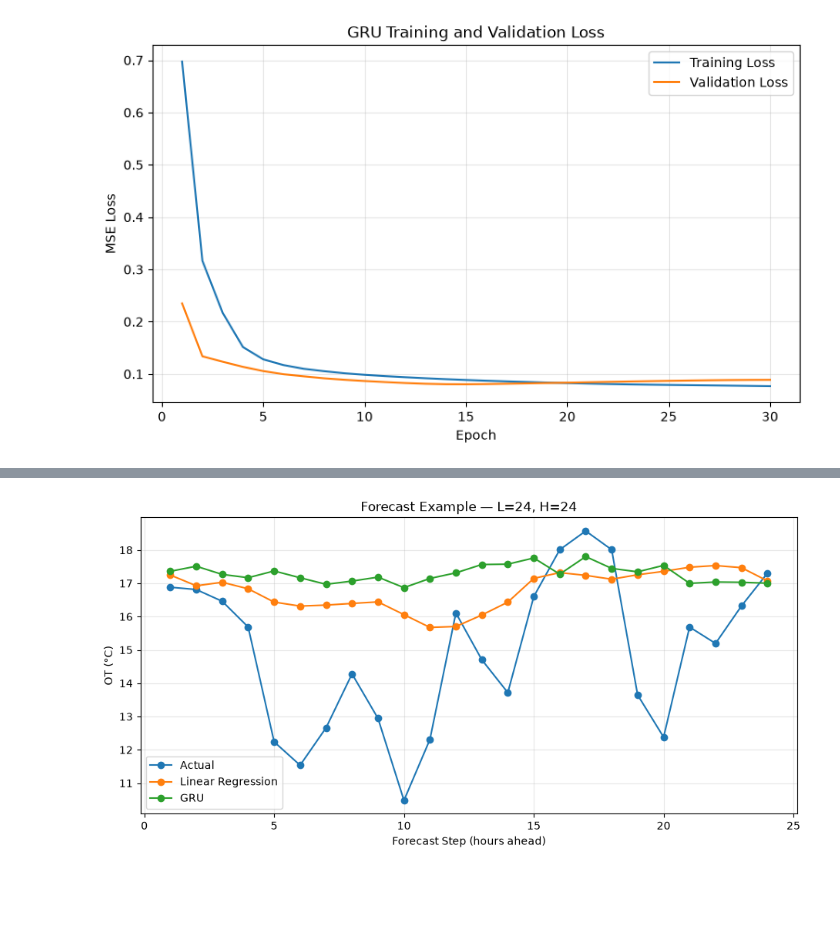
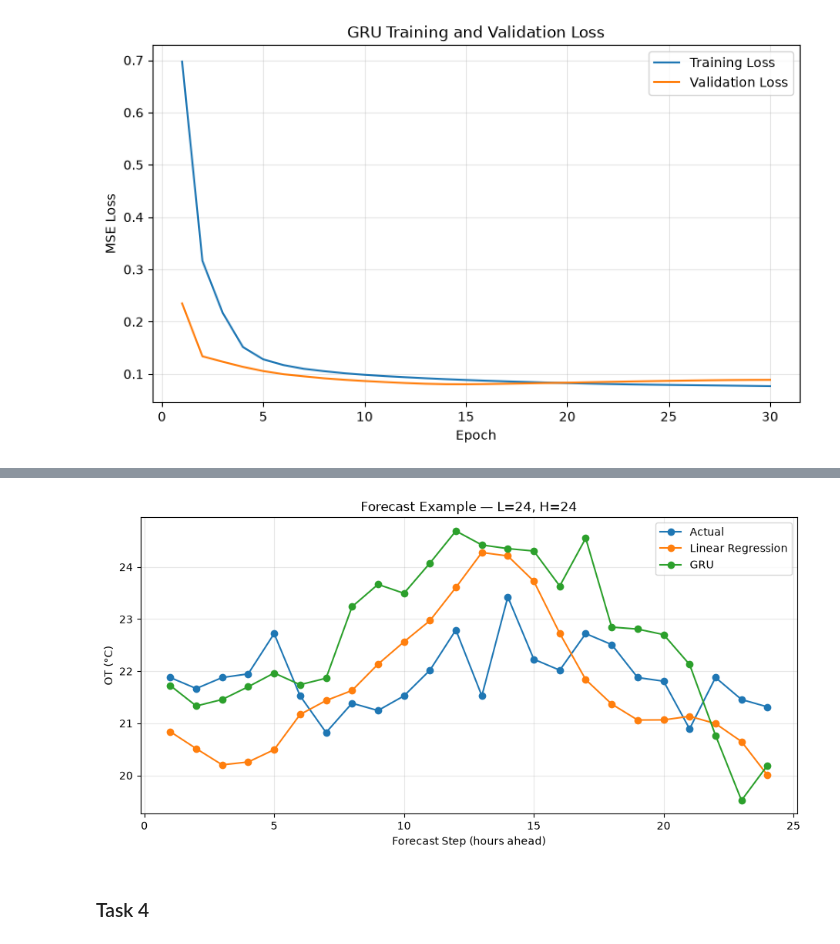
Before and after one commit to itskimheng/IAI_Lab_Intro_Assignment_2, a Jupyter notebook: main.ipynb, the cells around one changed output, grey strips where cells are left out. Drawn from its saved outputs; the diff is of its cells as text; code cells hidden in the pictures; blank space fills up the shorter version.

Commit message:
model training gru

```diff
--- a/main.ipynb
+++ b/main.ipynb
@@ -863,9 +719,9 @@ print(linear_val_pred_norm.shape)
 # %% [output]
 (2905, 24)
 # %%
+# model predicts normalized OT, so need denormalize function
+ot_mean = train_mean["OT"]
+ot_std = train_std["OT"]
+
 def denormalize_ot(values):
-
-    return (
-        values * train_std["OT"]
-        + train_mean["OT"]
-    )
+    return (values * ot_std + ot_mean)
@@ -999,9 +854,7 @@ class GRUForecaster(nn.Module):
 
         last_hidden = gru_output[:, -1, :]
 
-        prediction = self.fc(
-            last_hidden
-        )
+        prediction = self.fc(last_hidden)
 
         return prediction
 # %%
@@ -1165,8 +1020,6 @@ Epoch 28/30 | Train Loss: 0.077694 | Val Loss: 0.088374
 Epoch 29/30 | Train Loss: 0.077204 | Val Loss: 0.088647
 Epoch 30/30 | Train Loss: 0.076694 | Val Loss: 0.088780
 # %%
-model.load_state_dict(
-    best_model_state
-)
+model.load_state_dict(best_model_state)
 # %% [output]
 <All keys matched successfully>
@@ -1235,8 +1086,3 @@ print(gru_targets_norm.shape)
 # %%
-gru_predictions = denormalize_ot(
-    gru_predictions_norm
-)
-
-gru_targets = denormalize_ot(
-    gru_targets_norm
-)
+gru_predictions = denormalize_ot(gru_predictions_norm)
+gru_targets = denormalize_ot(gru_targets_norm)
@@ -1307,5 +1151,5 @@ step3_results
 # %%
-example = 0
+example = 100
 
 plt.figure(figsize=(11, 5))
 
@@ -1315,32 +1159,34 @@ plt.plot(
     marker="o",
     label="Actual"
 )
 
 plt.plot(
     range(1, H + 1),
     linear_val_pred[example],
     marker="o",
     label="Linear Regression"
 )
 
 plt.plot(
     range(1, H + 1),
     gru_predictions[example],
     marker="o",
     label="GRU"
 )
 
 plt.xlabel("Forecast Step (hours ahead)")
 plt.ylabel("OT (°C)")
 
 plt.title(
     f"Forecast Example — L={L}, H={H}"
 )
 
 plt.legend()
 plt.grid(alpha=0.3)
 
 plt.show()
 # %% [output]
-[figure, old version]
+[figure, new version]
+# %% [markdown]
+### Task 4
 # %%
```
Also changed, not shown: parts of 70 cells of this notebook.
